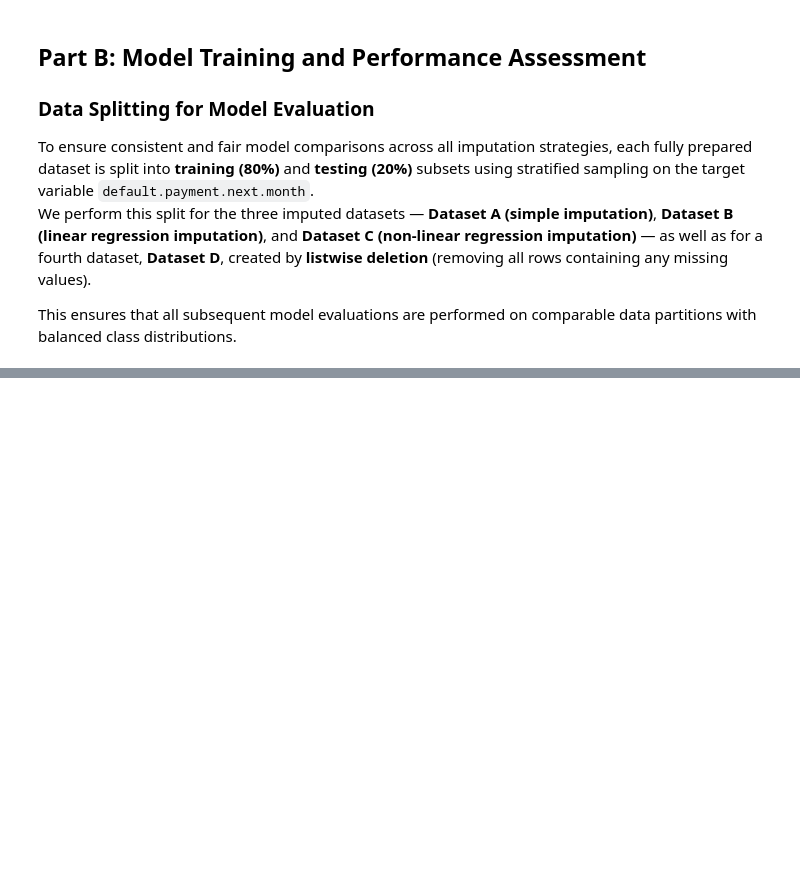
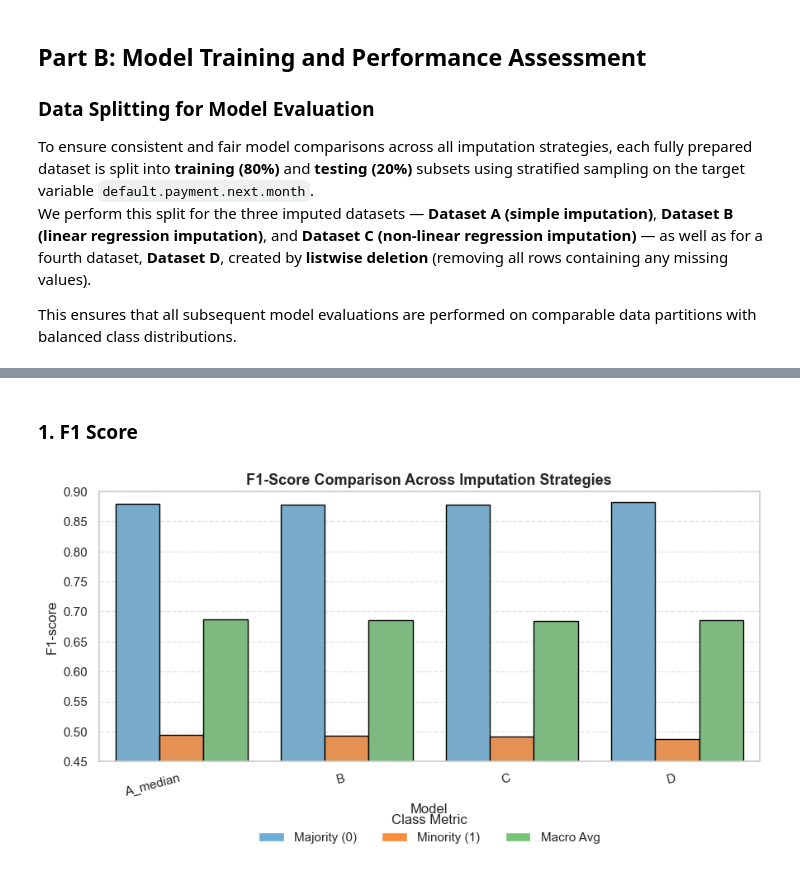
Before and after one commit to AkshayAmbekar26/assignment-06-AkshayAmbekar26, a Jupyter notebook: final-submission.ipynb, the cells around one changed output, grey strips where cells are left out. Cells and saved outputs as stored; diff of their text form; code cells hidden in the pictures; blank space fills up the shorter version.

```diff
--- a/final-submission.ipynb
+++ b/final-submission.ipynb
@@ -1119,0 +1284,58 @@ LogisticRegression does not accept missing values encoded as NaN natively. For s
+# %% [markdown]
+### 1. F1 Score
+# %%
+# Drop A_mean if it exists
+f1_df = results_df.drop(index=["A_mean"], errors="ignore").copy()
+
+# Compute macro-average F1
+f1_df["F1 (avg)"] = f1_df[["F1 (0)", "F1 (1)"]].mean(axis=1)
+
+# Melt for plotting
+plot_df = f1_df.reset_index()[["index", "F1 (0)", "F1 (1)", "F1 (avg)"]]
+plot_df = plot_df.melt(id_vars="index", var_name="Metric", value_name="F1-score")
+plot_df.rename(columns={"index": "Model"}, inplace=True)
+
+# Define colors
+palette = {
+    "F1 (0)": "#6BAED6",   # blue - majority
+    "F1 (1)": "#FD8D3C",   # orange - minority
+    "F1 (avg)": "#74C476"  # green - macro avg
+}
+
+# Plot bars
+plt.figure(figsize=(9,5))
+sns.barplot(
+    data=plot_df,
+    x="Model",
+    y="F1-score",
+    hue="Metric",
+    palette=palette,
+    edgecolor="black"
+)
+
+plt.title("F1-Score Comparison Across Imputation Strategies", fontsize=13, weight='bold')
+plt.ylabel("F1-score")
+plt.xlabel("Model")
+plt.ylim(0.45, 0.90)
+plt.xticks(rotation=15, ha='right')
+plt.grid(axis='y', linestyle='--', alpha=0.5)
+
+# Custom colored legend using patches
+handles = [
+    Patch(facecolor="#6BAED6", label="Majority (0)"),
+    Patch(facecolor="#FD8D3C", label="Minority (1)"),
+    Patch(facecolor="#74C476", label="Macro Avg")
+]
+plt.legend(
+    handles=handles,
+    title="Class Metric",
+    loc='upper center',
+    bbox_to_anchor=(0.5, -0.15),
+    ncol=3,
+    frameon=False
+)
+
+plt.tight_layout()
+plt.show()
+# %% [output]
+[figure, added]
```
Also changed, not shown: parts of 33 cells of this notebook.
